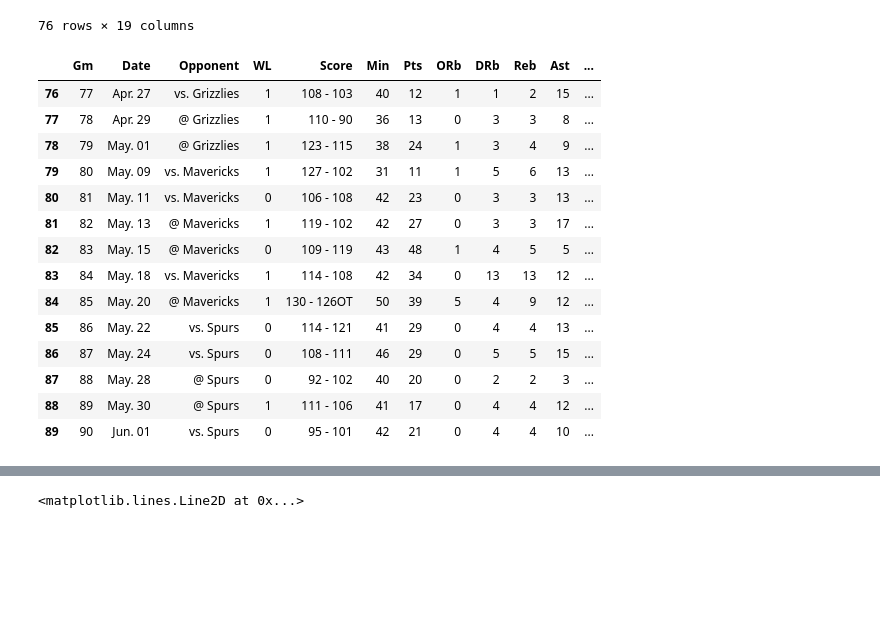
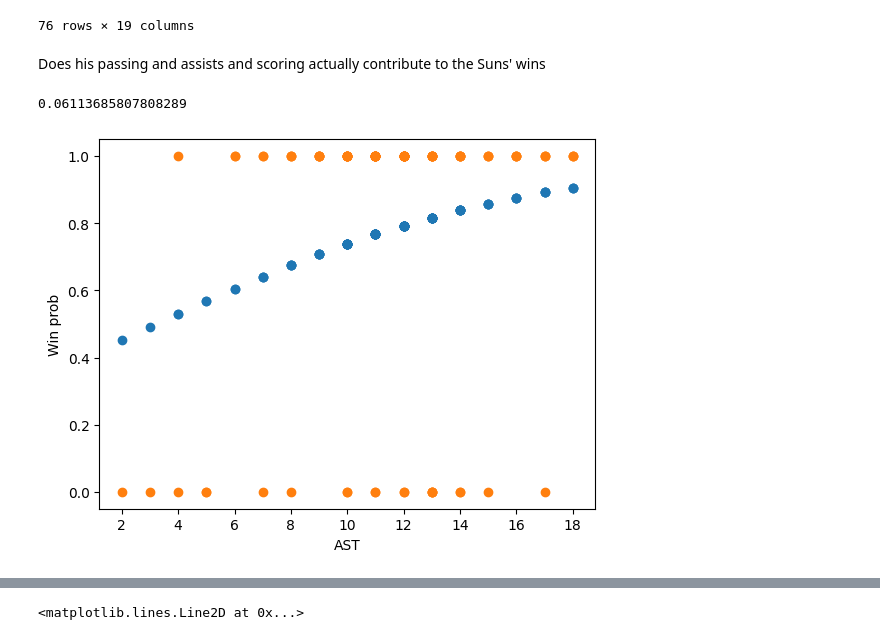
Before and after one commit to shin-fued/NASH_MVP, a Jupyter notebook: Classification.ipynb, the cells around one changed output, grey strips where cells are left out. Drawn from its saved outputs; the diff is of its cells as text; code cells hidden in the pictures; blank space fills up the shorter version.

```diff
--- a/decisionTree.ipynb
+++ b/Classification.ipynb
@@ -59,21 +59,33 @@ reg
 | 74 | 75 | Apr. 18 | vs. Nuggets | 1 | 128 - 114 | 26 | 8 | 0 | 0 | 0 | 13 | ... |
 | 75 | 76 | Apr. 24 | vs. Grizzlies | 1 | 114 - 103 | 36 | 11 | 0 | 5 | 5 | 13 | ... |
 76 rows × 19 columns
+# %% [markdown]
+Does his passing and assists and scoring actually contribute to the Suns' wins
 # %%
-post
+#do some logistic regression to show that Nash does contribute to winning, ie how his assist contributes to winning in 05
+
+from sklearn.metrics import r2_score
+
+X = np.array(data["Ast"]).reshape(-1,1)
+y = data["WL"]
+
+
+
+logr = linear_model.LogisticRegression()
+logr.fit(X,y)
+
+def prob_line(logr,x):
+  log_odds = logr.coef_ * x + logr.intercept_
+  odds = np.exp(log_odds)
+  probability = odds / (1 + odds)
+  return(probability)
+
+Y = prob_line(logr, X).flatten()
+plt.plot(data["Ast"], Y, 'o')
+plt.plot(data["Ast"], y, 'o')
+plt.xlabel("AST")
+plt.ylabel("Win prob")
+r2_score(y, Y)
 # %% [output]
-|  | Gm | Date | Opponent | WL | Score | Min | Pts | ORb | DRb | Reb | Ast | ... |
-| 76 | 77 | Apr. 27 | vs. Grizzlies | 1 | 108 - 103 | 40 | 12 | 1 | 1 | 2 | 15 | ... |
-| 77 | 78 | Apr. 29 | @ Grizzlies | 1 | 110 - 90 | 36 | 13 | 0 | 3 | 3 | 8 | ... |
-| 78 | 79 | May. 01 | @ Grizzlies | 1 | 123 - 115 | 38 | 24 | 1 | 3 | 4 | 9 | ... |
-| 79 | 80 | May. 09 | vs. Mavericks | 1 | 127 - 102 | 31 | 11 | 1 | 5 | 6 | 13 | ... |
-| 80 | 81 | May. 11 | vs. Mavericks | 0 | 106 - 108 | 42 | 23 | 0 | 3 | 3 | 13 | ... |
-| 81 | 82 | May. 13 | @ Mavericks | 1 | 119 - 102 | 42 | 27 | 0 | 3 | 3 | 17 | ... |
-| 82 | 83 | May. 15 | @ Mavericks | 0 | 109 - 119 | 43 | 48 | 1 | 4 | 5 | 5 | ... |
-| 83 | 84 | May. 18 | vs. Mavericks | 1 | 114 - 108 | 42 | 34 | 0 | 13 | 13 | 12 | ... |
-| 84 | 85 | May. 20 | @ Mavericks | 1 | 130 - 126OT | 50 | 39 | 5 | 4 | 9 | 12 | ... |
-| 85 | 86 | May. 22 | vs. Spurs | 0 | 114 - 121 | 41 | 29 | 0 | 4 | 4 | 13 | ... |
-| 86 | 87 | May. 24 | vs. Spurs | 0 | 108 - 111 | 46 | 29 | 0 | 5 | 5 | 15 | ... |
-| 87 | 88 | May. 28 | @ Spurs | 0 | 92 - 102 | 40 | 20 | 0 | 2 | 2 | 3 | ... |
-| 88 | 89 | May. 30 | @ Spurs | 1 | 111 - 106 | 41 | 17 | 0 | 4 | 4 | 12 | ... |
-| 89 | 90 | Jun. 01 | vs. Spurs | 0 | 95 - 101 | 42 | 21 | 0 | 4 | 4 | 10 | ... |
+0.06113685807808289
+[figure, added]
```
Also changed, not shown: parts of 16 cells of this notebook, 5 other files.
